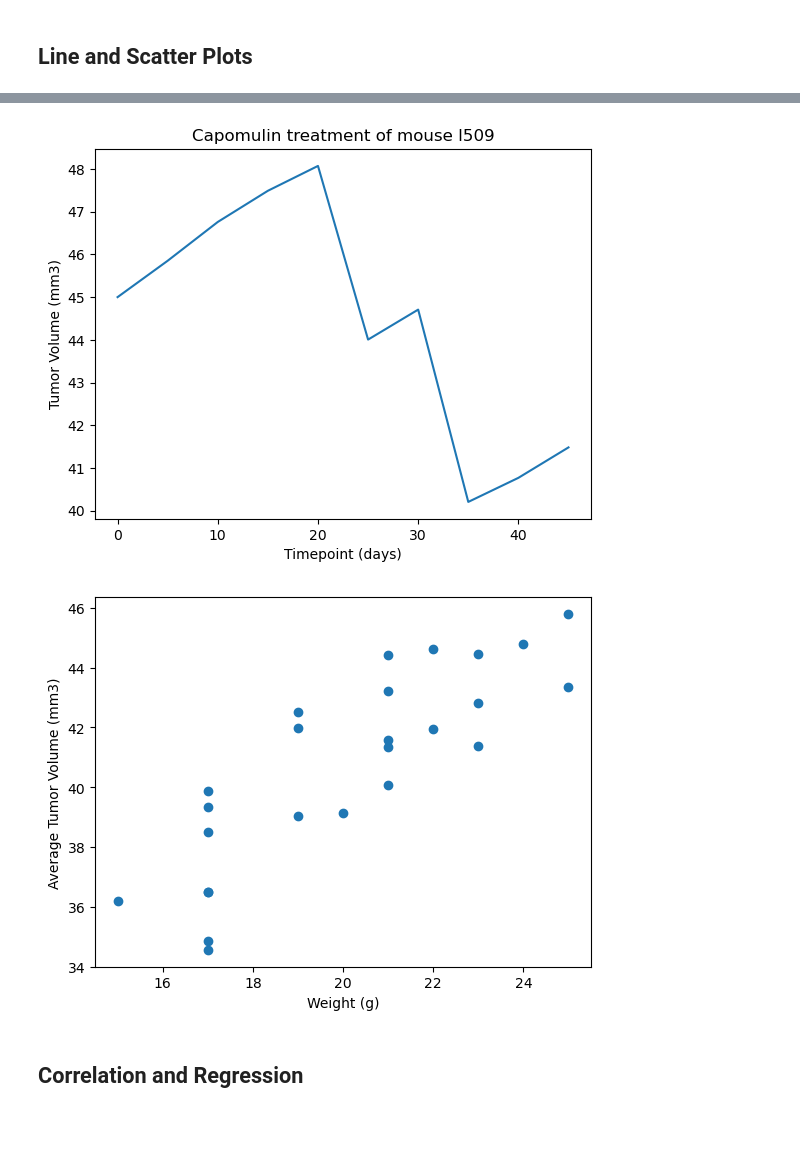
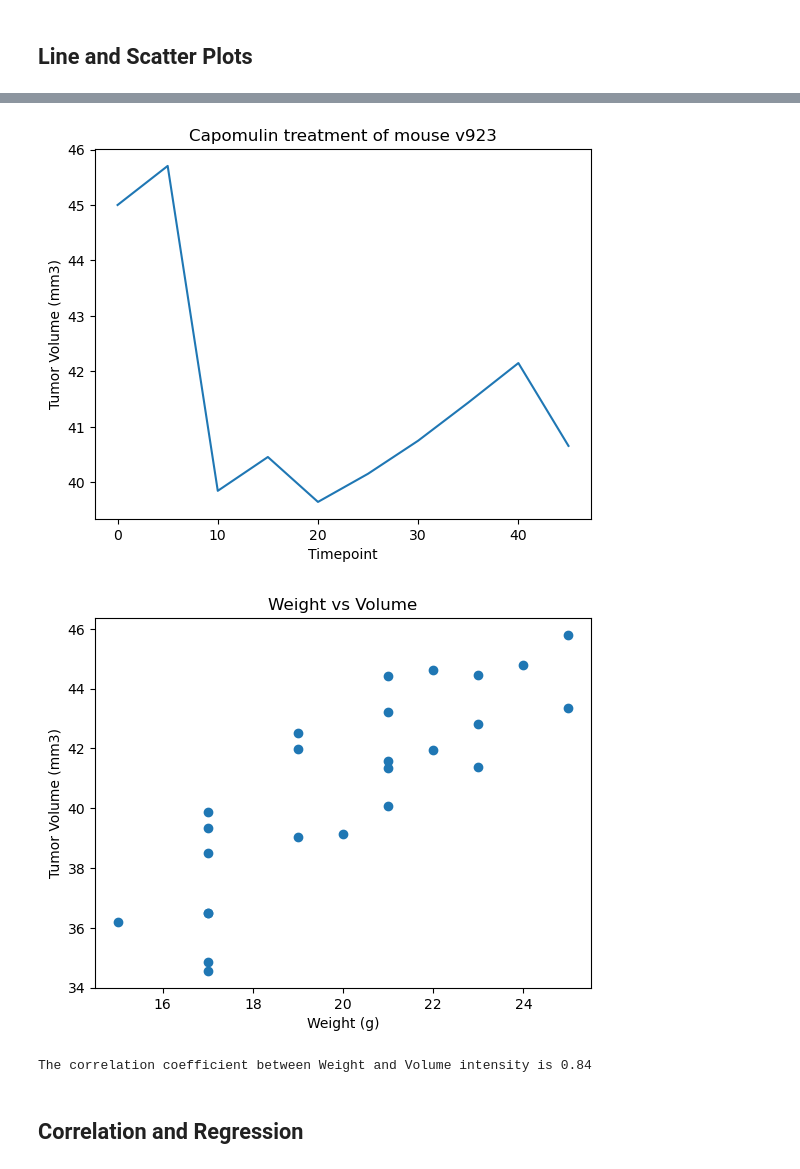
Before and after one commit to AlTesla/Matplotlib-challenge, a Jupyter notebook: Pymaceuticals/pymaceuticals_challenge.ipynb, the cells around one changed output, grey strips where cells are left out. Drawn from its saved outputs; the diff is of its cells as text; code cells hidden in the pictures; blank space fills up the shorter version.

```diff
--- a/Pymaceuticals/pymaceuticals_challenge.ipynb
+++ b/Pymaceuticals/pymaceuticals_challenge.ipynb
@@ -229,10 +259,29 @@ Ceftamin's potential outliers: Series([], Name: Tumor Volume (mm3), dtype: float
 # %%
 # Generate a line plot of tumor volume vs. time point for a single mouse treated with Capomulin
+plt.plot(time_m, volume_m)
+plt.title('Capomulin treatment of mouse {}'.format(Mouse))
+plt.xlabel('Timepoint')
+plt.ylabel('Tumor Volume (mm3)')
+plt.show()
 # %% [output]
-[figure, old version]
+[figure, new version]
+# %%
+scatter_plot_regimen = line_plot_mouse = complete_pyma_df.loc[complete_pyma_df['Drug Regimen'] == "Capomulin"]
+scatter_plot_groupby = scatter_plot_regimen.groupby('Mouse ID').agg({'Tumor Volume (mm3)':'mean', 'Weight (g)':'mean'})
+volume_s = scatter_plot_groupby['Tumor Volume (mm3)']
+weight_s = scatter_plot_groupby['Weight (g)']
 # %%
 # Generate a scatter plot of mouse weight vs. the average observed tumor volume for the entire Capomulin regimen
+plt.scatter(weight_s, volume_s)
+plt.title('Weight vs Volume')
+plt.xlabel('Weight (g)')
+plt.ylabel('Tumor Volume (mm3)')
+plt.show()
 # %% [output]
-[figure, old version]
+[figure, new version]
+# %%
+print(f"The correlation coefficient between Weight and Volume intensity is {round(st.pearsonr(weight_s,volume_s)[0],2)}")
+# %% [output]
+The correlation coefficient between Weight and Volume intensity is 0.84
 # %% [markdown]
 ## Correlation and Regression
```
Also changed, not shown: parts of 16 cells of this notebook.
